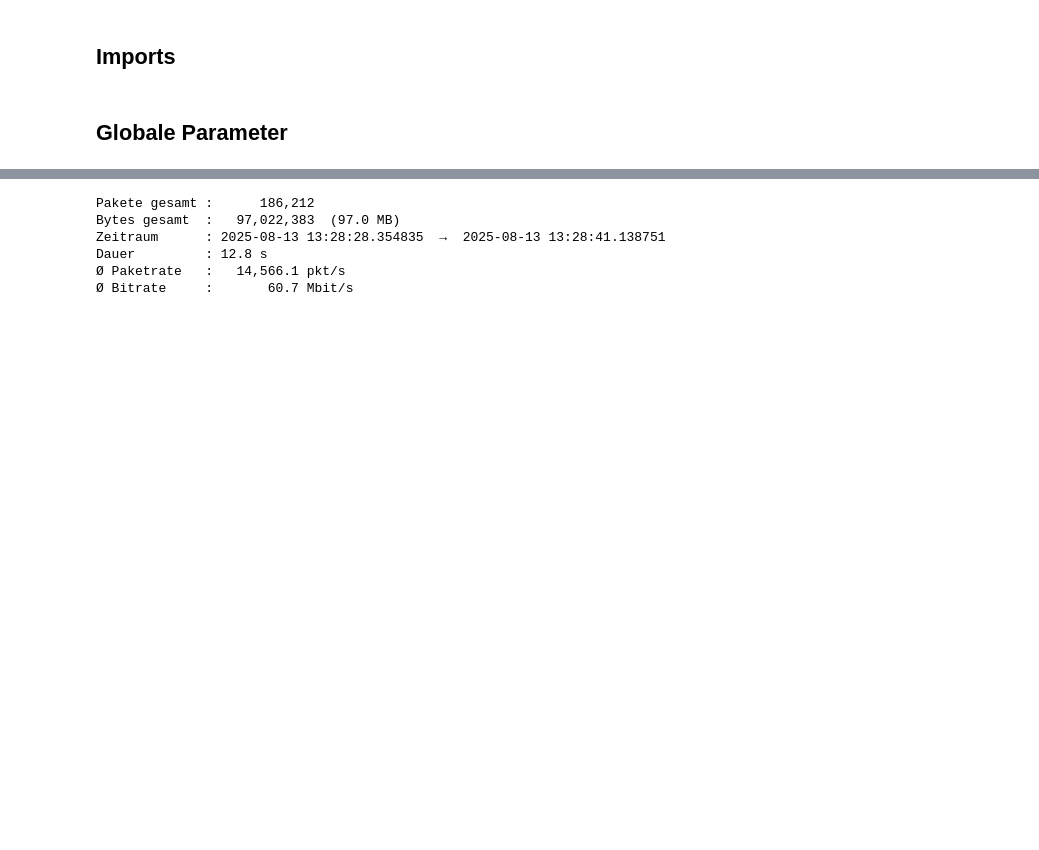
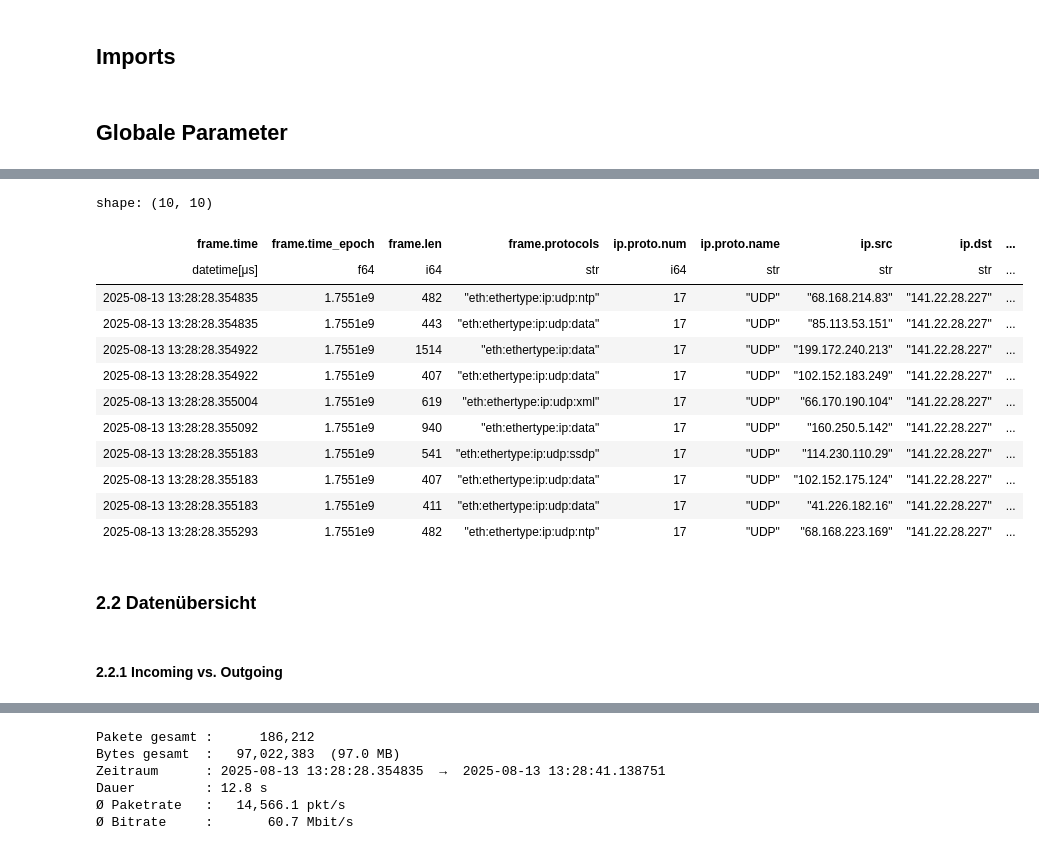
Before and after one commit to lukasseb/ddos_analysis, a Jupyter notebook: ddos_analyse.ipynb, the cells around one changed output, grey strips where cells are left out. Saved outputs shown, nothing was run; the diff lists cells and outputs as text; code cells hidden in the pictures; blank space fills up the shorter version.

```diff
--- a/ddos_analyse.ipynb
+++ b/ddos_analyse.ipynb
@@ -127,0 +118,35 @@ shape: (10, 10)
+# %%
+lf = (
+    lf
+    .with_columns([
+        pl.coalesce(["tcp.srcport", "udp.srcport"]).alias("srcport"),
+        pl.coalesce(["tcp.dstport", "udp.dstport"]).alias("dstport"),
+    ])
+    .drop(["tcp.srcport", "tcp.dstport", "udp.srcport", "udp.dstport"])
+    # translate number to name with iana protocol list
+    .join(lf_pro_nb, left_on="ip.proto", right_on="ip.proto.num", how="left")
+    .rename({"ip.proto": "ip.proto.num"})
+    .pipe(lambda lf: lf.select(
+    (cols := lf.collect_schema().names(), cols.insert(5, cols.pop(cols.index("ip.proto.name"))), cols)[-1]
+))
+)
+
+lf.head(10).collect()
+# %% [output]
+shape: (10, 10)
+| frame.time | frame.time_epoch | frame.len | frame.protocols | ip.proto.num | ip.proto.name | ip.src | ip.dst | ... |
+| datetime[μs] | f64 | i64 | str | i64 | str | str | str | ... |
+| 2025-08-13 13:28:28.354835 | 1.7551e9 | 482 | "eth:ethertype:ip:udp:ntp" | 17 | "UDP" | "68.168.214.83" | "141.22.28.227" | ... |
+| 2025-08-13 13:28:28.354835 | 1.7551e9 | 443 | "eth:ethertype:ip:udp:data" | 17 | "UDP" | "85.113.53.151" | "141.22.28.227" | ... |
+| 2025-08-13 13:28:28.354922 | 1.7551e9 | 1514 | "eth:ethertype:ip:data" | 17 | "UDP" | "199.172.240.213" | "141.22.28.227" | ... |
+| 2025-08-13 13:28:28.354922 | 1.7551e9 | 407 | "eth:ethertype:ip:udp:data" | 17 | "UDP" | "102.152.183.249" | "141.22.28.227" | ... |
+| 2025-08-13 13:28:28.355004 | 1.7551e9 | 619 | "eth:ethertype:ip:udp:xml" | 17 | "UDP" | "66.170.190.104" | "141.22.28.227" | ... |
+| 2025-08-13 13:28:28.355092 | 1.7551e9 | 940 | "eth:ethertype:ip:data" | 17 | "UDP" | "160.250.5.142" | "141.22.28.227" | ... |
+| 2025-08-13 13:28:28.355183 | 1.7551e9 | 541 | "eth:ethertype:ip:udp:ssdp" | 17 | "UDP" | "114.230.110.29" | "141.22.28.227" | ... |
+| 2025-08-13 13:28:28.355183 | 1.7551e9 | 407 | "eth:ethertype:ip:udp:data" | 17 | "UDP" | "102.152.175.124" | "141.22.28.227" | ... |
+| 2025-08-13 13:28:28.355183 | 1.7551e9 | 411 | "eth:ethertype:ip:udp:data" | 17 | "UDP" | "41.226.182.16" | "141.22.28.227" | ... |
+| 2025-08-13 13:28:28.355293 | 1.7551e9 | 482 | "eth:ethertype:ip:udp:ntp" | 17 | "UDP" | "68.168.223.169" | "141.22.28.227" | ... |
+# %% [markdown]
+### 2.2 Datenübersicht
+# %% [markdown]
+#### 2.2.1 Incoming vs. Outgoing
```
Also changed, not shown: parts of 23 cells of this notebook, 1 other file.
